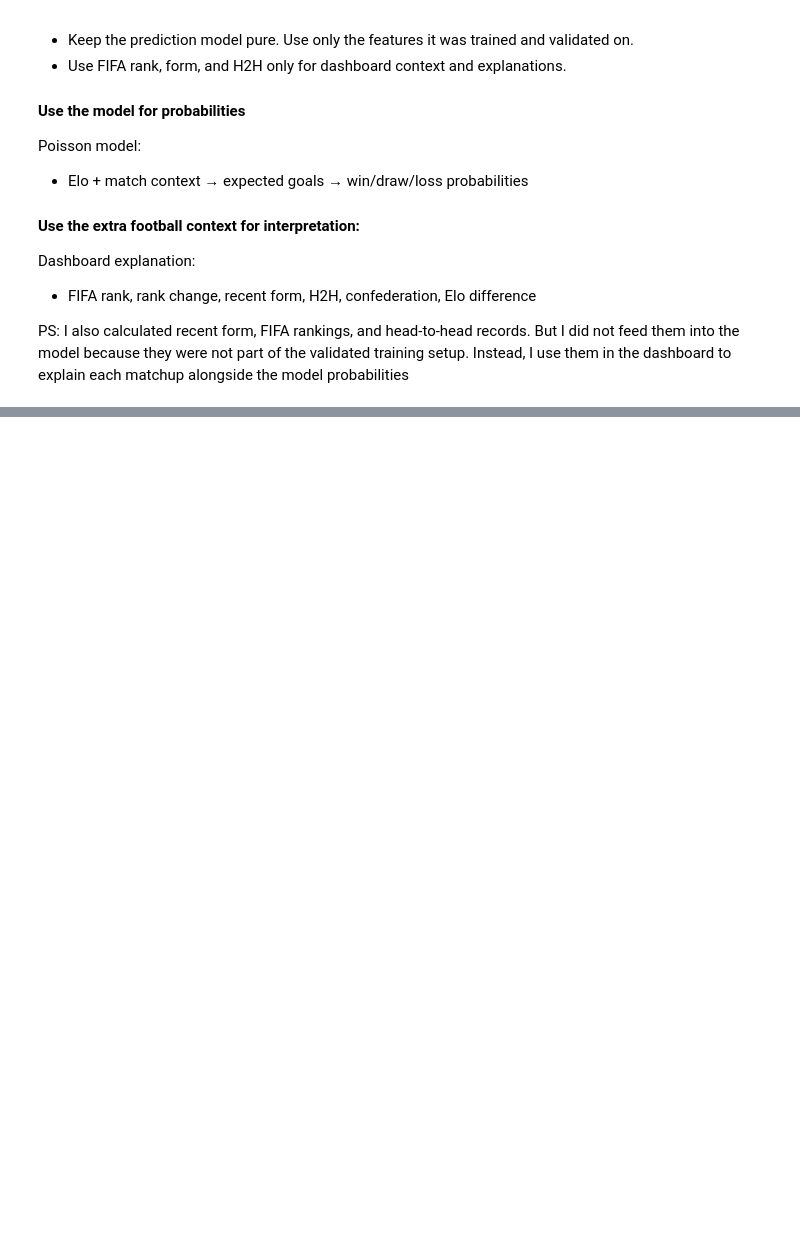
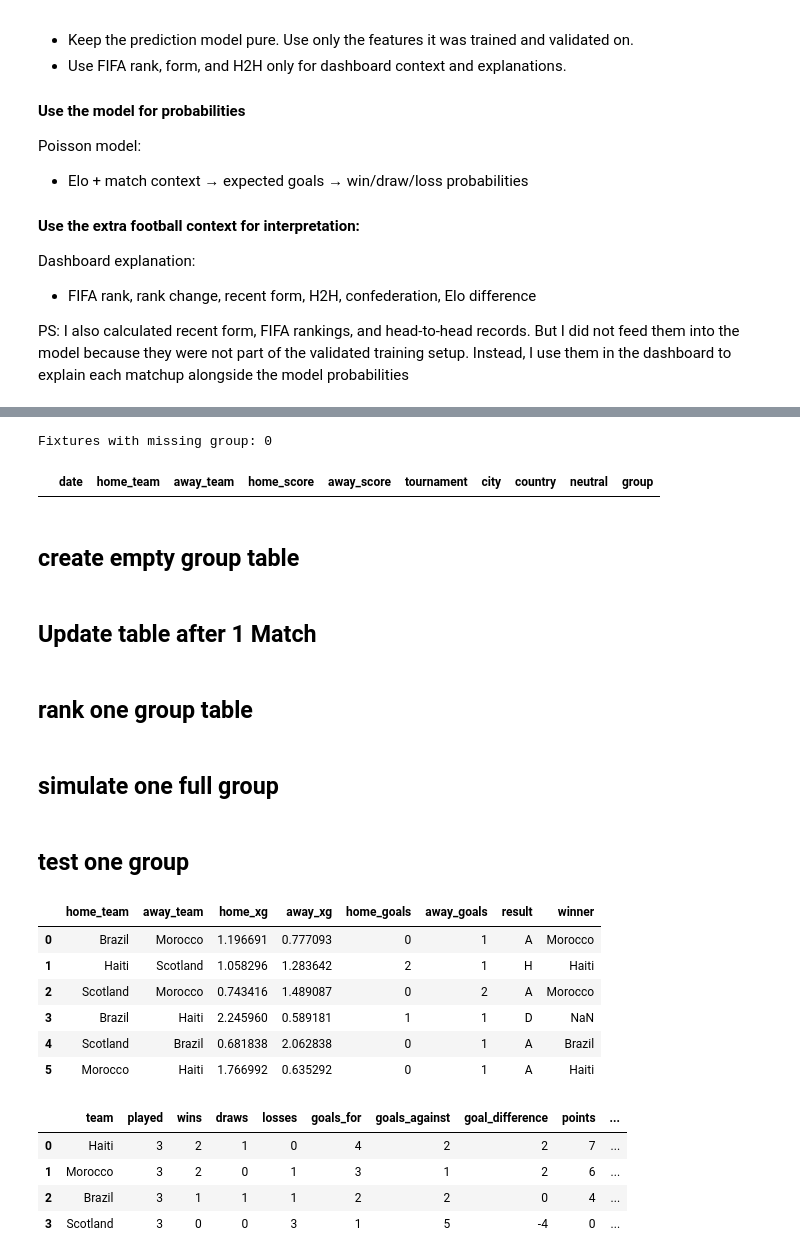
Before and after one commit to anesriad/football_WorldCup_2026_predictions, a Jupyter notebook: notebooks/5-tournament_simulation.ipynb, the cells around one changed output, grey strips where cells are left out. Saved outputs shown, nothing was run; the diff lists cells and outputs as text; code cells hidden in the pictures; blank space fills up the shorter version.

```diff
--- a/notebooks/5-tournament_simulation.ipynb
+++ b/notebooks/5-tournament_simulation.ipynb
@@ -405,0 +653,7 @@ PS: I also calculated recent form, FIFA rankings, and head-to-head records. But
+# %%
+pred = predict_match("Portugal", "Morocco")
+
+pred["score_probs"].sort_values(
+    "probability",
+    ascending=False
+).head(10)
@@ -405,0 +908,12 @@ PS: I also calculated recent form, FIFA rankings, and head-to-head records. But
+# %%
+#### check every fixture has a group
+
+missing_group_fixtures = df_group_fixtures[df_group_fixtures["group"].isna()]
+
+print("Fixtures with missing group:", len(missing_group_fixtures))
+display(missing_group_fixtures)
+# %% [output]
+Fixtures with missing group: 0
+|  | date | home_team | away_team | home_score | away_score | tournament | city | country | neutral | group |
+# %% [markdown]
+## create empty group table
@@ -405,0 +941,2 @@ PS: I also calculated recent form, FIFA rankings, and head-to-head records. But
+# %% [markdown]
+## Update table after 1 Match
@@ -405,0 +989,2 @@ PS: I also calculated recent form, FIFA rankings, and head-to-head records. But
+# %% [markdown]
+## rank one group table
@@ -405,0 +1022,54 @@ PS: I also calculated recent form, FIFA rankings, and head-to-head records. But
+# %% [markdown]
+## simulate one full group
+# %%
+def simulate_group(group_name):
+    """
+    Simulate all matches in one group and return the ranked group table.
+    """
+
+    group_teams = (
+        df_groups[df_groups["group"] == group_name]
+        .sort_values("position")["nation"]
+        .tolist()
+    )
+
+    group_matches = df_group_fixtures[df_group_fixtures["group"] == group_name]
+
+    table = create_empty_group_table(group_teams)
+
+    simulated_matches = []
+
+    for _, row in group_matches.iterrows():
+        match = simulate_match(
+            home_team=row["home_team"],
+            away_team=row["away_team"],
+            neutral=row["neutral"]
+        )
+
+        simulated_matches.append(match)
+        table = update_group_table(table, match)
+
+    ranked_table = rank_group_table(table)
+    ranked_table["group"] = group_name
+
+    return ranked_table, pd.DataFrame(simulated_matches)
+# %% [markdown]
+## test one group
+# %%
+group_a_table, group_a_matches = simulate_group("C")
+
+display(group_a_matches)
+display(group_a_table)
+# %% [output]
+|  | home_team | away_team | home_xg | away_xg | home_goals | away_goals | result | winner |
+| 0 | Brazil | Morocco | 1.196691 | 0.777093 | 0 | 1 | A | Morocco |
+| 1 | Haiti | Scotland | 1.058296 | 1.283642 | 2 | 1 | H | Haiti |
+| 2 | Scotland | Morocco | 0.743416 | 1.489087 | 0 | 2 | A | Morocco |
+| 3 | Brazil | Haiti | 2.245960 | 0.589181 | 1 | 1 | D | NaN |
+| 4 | Scotland | Brazil | 0.681838 | 2.062838 | 0 | 1 | A | Brazil |
+| 5 | Morocco | Haiti | 1.766992 | 0.635292 | 0 | 1 | A | Haiti |
+|  | team | played | wins | draws | losses | goals_for | goals_against | goal_difference | points | ... |
+| 0 | Haiti | 3 | 2 | 1 | 0 | 4 | 2 | 2 | 7 | ... |
+| 1 | Morocco | 3 | 2 | 0 | 1 | 3 | 1 | 2 | 6 | ... |
+| 2 | Brazil | 3 | 1 | 1 | 1 | 2 | 2 | 0 | 4 | ... |
+| 3 | Scotland | 3 | 0 | 0 | 3 | 1 | 5 | -4 | 0 | ... |
```
Also changed, not shown: parts of 49 cells of this notebook, 2 other files.
